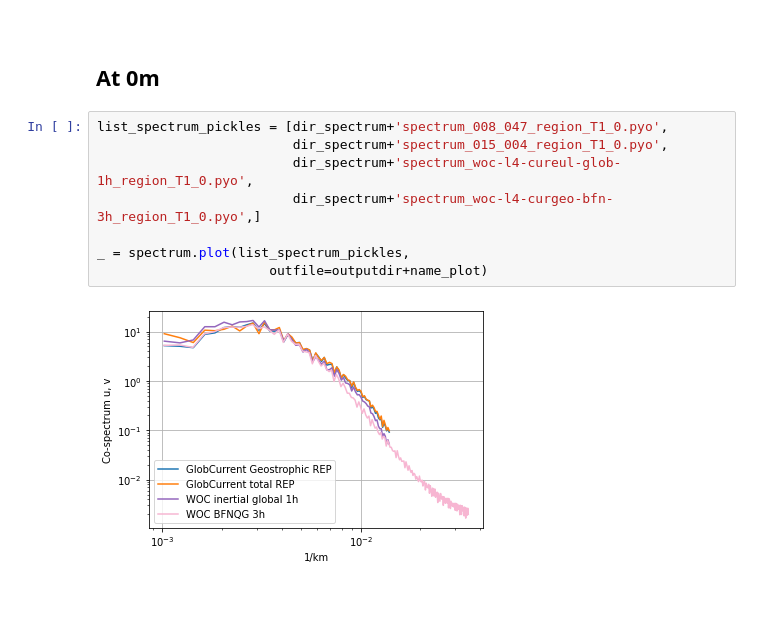
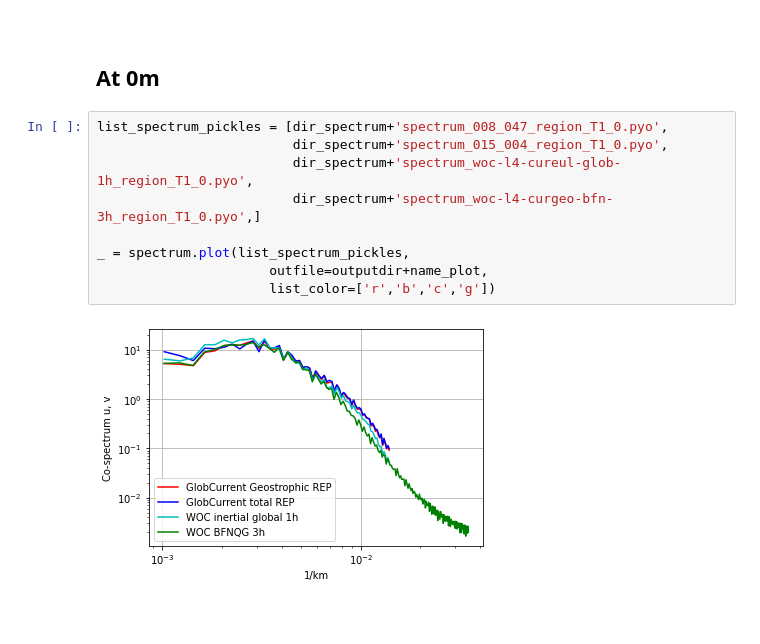
Before and after one commit to ocean-data-challenges/2024_DC_WOC-ESA, a Jupyter notebook: nb_results_agulhas/nb_overall_results-Agulhas.ipynb, the cells around one changed output. Cells and saved outputs as stored; diff of their text form.

```diff
--- a/nb_results_agulhas/nb_overall_results-Agulhas.ipynb
+++ b/nb_results_agulhas/nb_overall_results-Agulhas.ipynb
@@ -71,13 +71,14 @@ name_plot = 'Spectrum_Agulhas.png'
 # %%
 list_spectrum_pickles = [dir_spectrum+'spectrum_008_047_region_T1_0.pyo',
                          dir_spectrum+'spectrum_015_004_region_T1_0.pyo',
                          dir_spectrum+'spectrum_woc-l4-cureul-glob-1h_region_T1_0.pyo',
                          dir_spectrum+'spectrum_woc-l4-curgeo-bfn-3h_region_T1_0.pyo',]
 
 _ = spectrum.plot(list_spectrum_pickles,
-                      outfile=outputdir+name_plot)
+                      outfile=outputdir+name_plot,
+                      list_color=['r','b','c','g'])
 # %% [output]
-[figure, old version]
+[figure, new version]
 # %% [markdown]
 <br>
 # %% [markdown]
```
Also changed, not shown: parts of 2 cells of this notebook, 14 other files.
